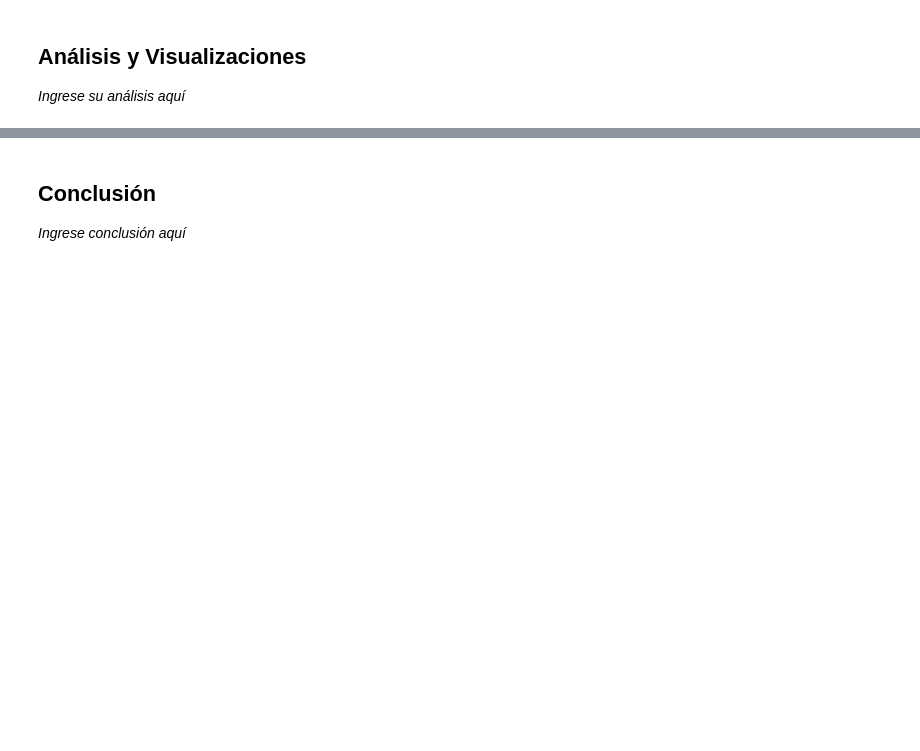
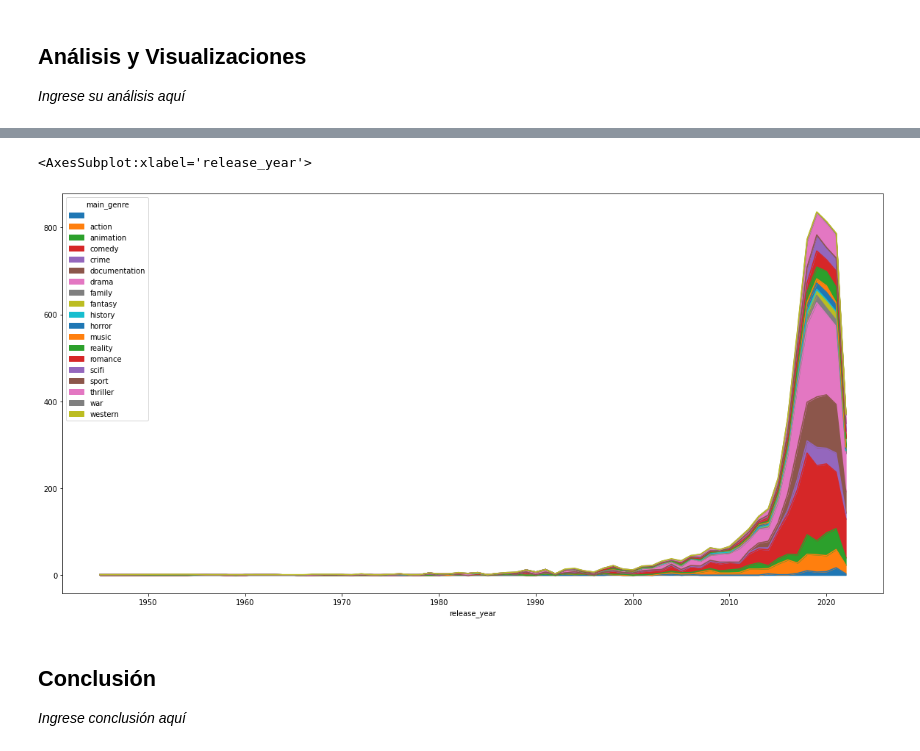
Before and after one commit to gejocastro/entrega-final-ad22, a Jupyter notebook: examen_data_analysis.ipynb, the cells around one changed output, grey strips where cells are left out. Saved outputs shown, nothing was run; the diff lists cells and outputs as text; code cells hidden in the pictures; blank space fills up the shorter version.

```diff
--- a/examen_data_analysis.ipynb
+++ b/examen_data_analysis.ipynb
@@ -340,0 +402,10 @@ df_conteo_por_año.plot(kind='bar', figsize = (14,5))
+# %%
+# Ingrese su código de visualización aquí
+import numpy as np
+df5 = df.pivot_table(columns = "main_genre", index = ["release_year"], values = "title"
+                     , aggfunc = np.count_nonzero)
+df5.plot(kind='area',stacked=True, figsize=(20, 10)) # stacked = False hasta 3 variables, mas
+#df5
+# %% [output]
+<AxesSubplot:xlabel='release_year'>
+[figure, added]
```
Also changed, not shown: parts of 18 cells of this notebook, 1 other file.
